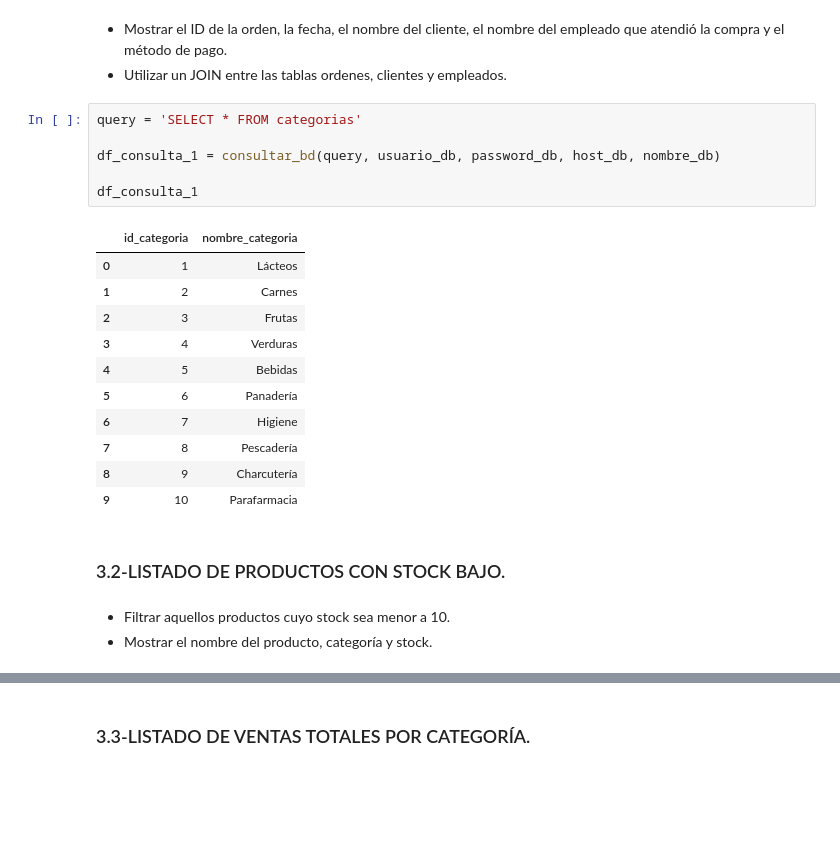
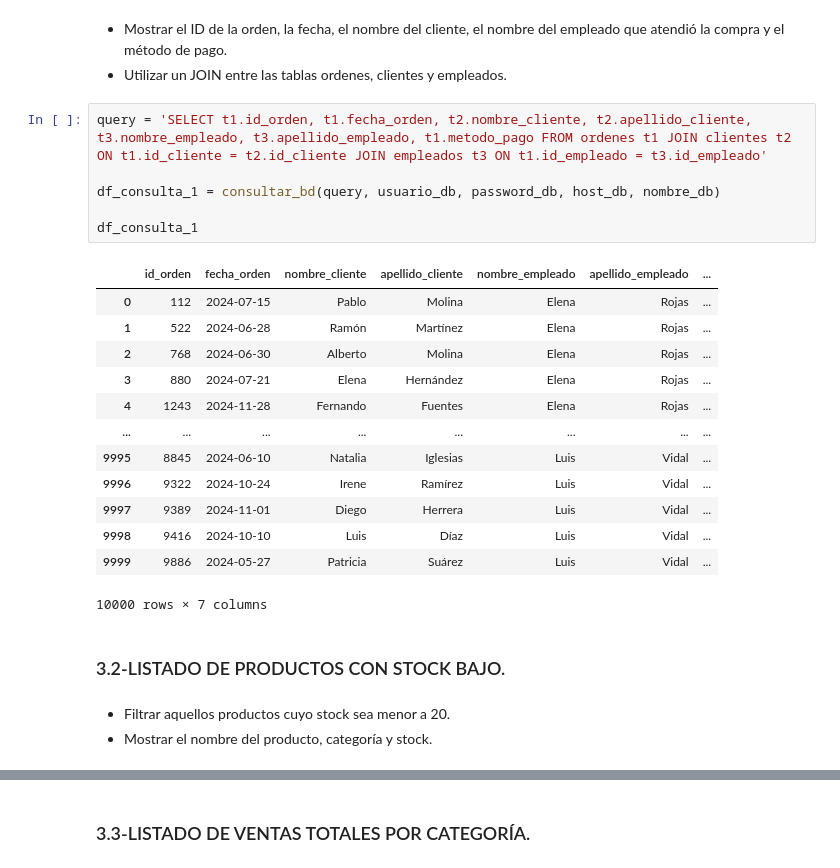
Before and after one commit to angovery/Data-Science-Bootcamp, a Jupyter notebook: Ejercicios_Evaluados/Modulo_4/m4_Jose_Ignacio_Hernández_Palacios.ipynb, the cells around one changed output, grey strips where cells are left out. Cells and saved outputs as stored; diff of their text form; blank space fills up the shorter version.

Commit message:
Se añaden consultas 1 y 2.

```diff
--- a/Ejercicios_Evaluados/Modulo_4/m4_Jose_Ignacio_Hernández_Palacios.ipynb
+++ b/Ejercicios_Evaluados/Modulo_4/m4_Jose_Ignacio_Hernández_Palacios.ipynb
@@ -764,26 +765,28 @@ insertar_dataframe(df_detalle_ordenes,base_datos,'detalle_ordenes')
 # %% [markdown]
 * Mostrar el ID de la orden, la fecha, el nombre del cliente, el nombre del empleado que atendió la compra y el método de pago.
 * Utilizar un JOIN entre las tablas ordenes, clientes y empleados.
-# %%
-query = 'SELECT * FROM categorias'
-
-df_consulta_1 = consultar_bd(query, usuario_db, password_db, host_db, nombre_db)
-
-df_consulta_1
-# %% [output]
-|  | id_categoria | nombre_categoria |
-| 0 | 1 | Lácteos |
-| 1 | 2 | Carnes |
-| 2 | 3 | Frutas |
-| 3 | 4 | Verduras |
-| 4 | 5 | Bebidas |
-| 5 | 6 | Panadería |
-| 6 | 7 | Higiene |
-| 7 | 8 | Pescadería |
-| 8 | 9 | Charcutería |
-| 9 | 10 | Parafarmacia |
+# %%
+query = 'SELECT t1.id_orden, t1.fecha_orden, t2.nombre_cliente, t2.apellido_cliente, t3.nombre_empleado, t3.apellido_empleado, t1.metodo_pago FROM ordenes t1 JOIN clientes t2 ON t1.id_cliente = t2.id_cliente JOIN empleados t3 ON t1.id_empleado = t3.id_empleado'
+
+df_consulta_1 = consultar_bd(query, usuario_db, password_db, host_db, nombre_db)
+
+df_consulta_1
+# %% [output]
+|  | id_orden | fecha_orden | nombre_cliente | apellido_cliente | nombre_empleado | apellido_empleado | ... |
+| 0 | 112 | 2024-07-15 | Pablo | Molina | Elena | Rojas | ... |
+| 1 | 522 | 2024-06-28 | Ramón | Martínez | Elena | Rojas | ... |
+| 2 | 768 | 2024-06-30 | Alberto | Molina | Elena | Rojas | ... |
+| 3 | 880 | 2024-07-21 | Elena | Hernández | Elena | Rojas | ... |
+| 4 | 1243 | 2024-11-28 | Fernando | Fuentes | Elena | Rojas | ... |
+| ... | ... | ... | ... | ... | ... | ... | ... |
+| 9995 | 8845 | 2024-06-10 | Natalia | Iglesias | Luis | Vidal | ... |
+| 9996 | 9322 | 2024-10-24 | Irene | Ramírez | Luis | Vidal | ... |
+| 9997 | 9389 | 2024-11-01 | Diego | Herrera | Luis | Vidal | ... |
+| 9998 | 9416 | 2024-10-10 | Luis | Díaz | Luis | Vidal | ... |
+| 9999 | 9886 | 2024-05-27 | Patricia | Suárez | Luis | Vidal | ... |
+10000 rows × 7 columns
 # %% [markdown]
 ### 3.2-LISTADO DE PRODUCTOS CON STOCK BAJO.
 # %% [markdown]
-* Filtrar aquellos productos cuyo stock sea menor a 10.
+* Filtrar aquellos productos cuyo stock sea menor a 20.
 * Mostrar el nombre del producto, categoría y stock.
```
Also changed, not shown: parts of 3 cells of this notebook.
